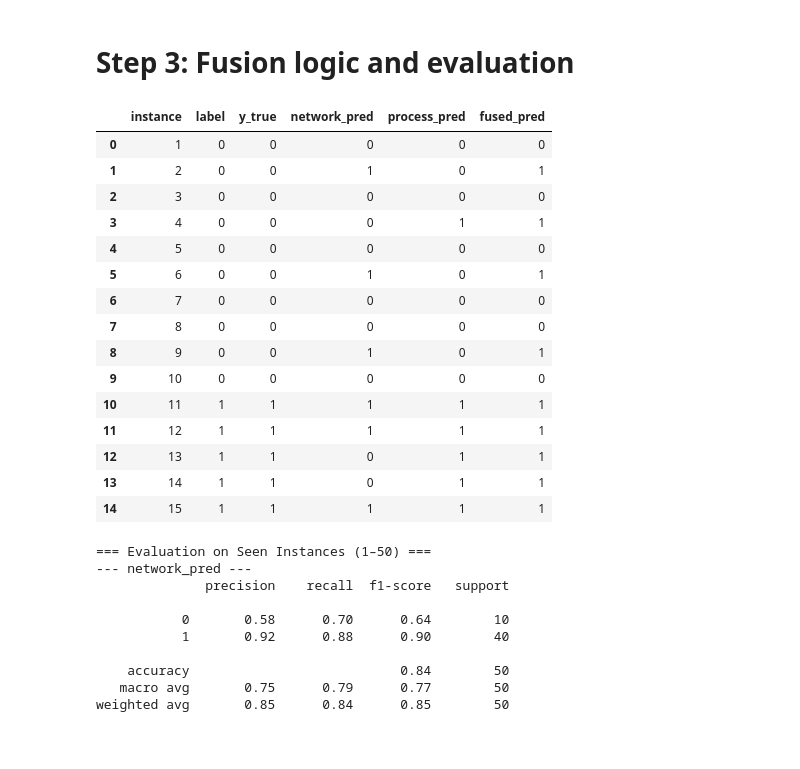
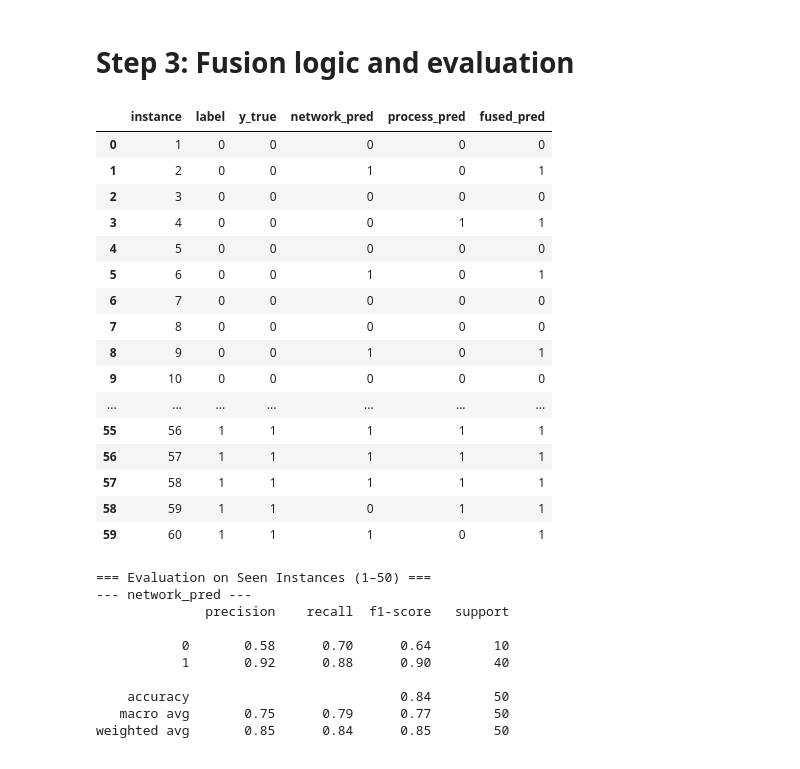
Before and after one commit to carolsworld/NX_TSC, a Jupyter notebook: OTProcessNetworkDataFusion_Version2.ipynb, the cells around one changed output. Saved outputs shown, nothing was run; the diff lists cells and outputs as text; code cells hidden in the pictures.

```diff
--- a/OTProcessNetworkDataFusion_Version2.ipynb
+++ b/OTProcessNetworkDataFusion_Version2.ipynb
@@ -159,24 +159,25 @@ df_merged['fused_pred'] = df_merged.apply(
 # Evaluate against Ground Truth (binary: 0 = normal, 1 = attack or anomaly)
 df_merged['y_true'] = df_merged['label'].apply(lambda x: 0 if x == 0 else 1)
 # %%
-df_merged[['instance', 'label', 'y_true', 'network_pred', 'process_pred', 'fused_pred']].head(15)
+df_merged[['instance', 'label', 'y_true', 'network_pred', 'process_pred', 'fused_pred']]
 # %% [output]
 |  | instance | label | y_true | network_pred | process_pred | fused_pred |
 | 0 | 1 | 0 | 0 | 0 | 0 | 0 |
 | 1 | 2 | 0 | 0 | 1 | 0 | 1 |
 | 2 | 3 | 0 | 0 | 0 | 0 | 0 |
 | 3 | 4 | 0 | 0 | 0 | 1 | 1 |
 | 4 | 5 | 0 | 0 | 0 | 0 | 0 |
 | 5 | 6 | 0 | 0 | 1 | 0 | 1 |
 | 6 | 7 | 0 | 0 | 0 | 0 | 0 |
 | 7 | 8 | 0 | 0 | 0 | 0 | 0 |
 | 8 | 9 | 0 | 0 | 1 | 0 | 1 |
 | 9 | 10 | 0 | 0 | 0 | 0 | 0 |
-| 10 | 11 | 1 | 1 | 1 | 1 | 1 |
-| 11 | 12 | 1 | 1 | 1 | 1 | 1 |
-| 12 | 13 | 1 | 1 | 0 | 1 | 1 |
-| 13 | 14 | 1 | 1 | 0 | 1 | 1 |
-| 14 | 15 | 1 | 1 | 1 | 1 | 1 |
+| ... | ... | ... | ... | ... | ... | ... |
+| 55 | 56 | 1 | 1 | 1 | 1 | 1 |
+| 56 | 57 | 1 | 1 | 1 | 1 | 1 |
+| 57 | 58 | 1 | 1 | 1 | 1 | 1 |
+| 58 | 59 | 1 | 1 | 0 | 1 | 1 |
+| 59 | 60 | 1 | 1 | 1 | 0 | 1 |
 # %%
 df_merged['y_true'] = df_merged['label'].apply(lambda x: 0 if x == 0 else 1)
 
```
